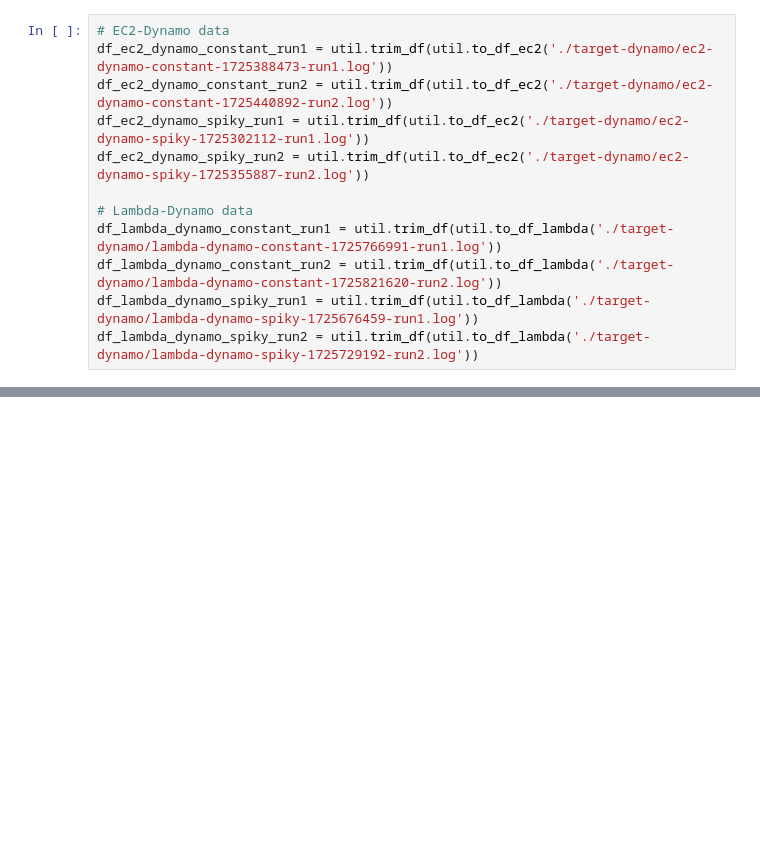
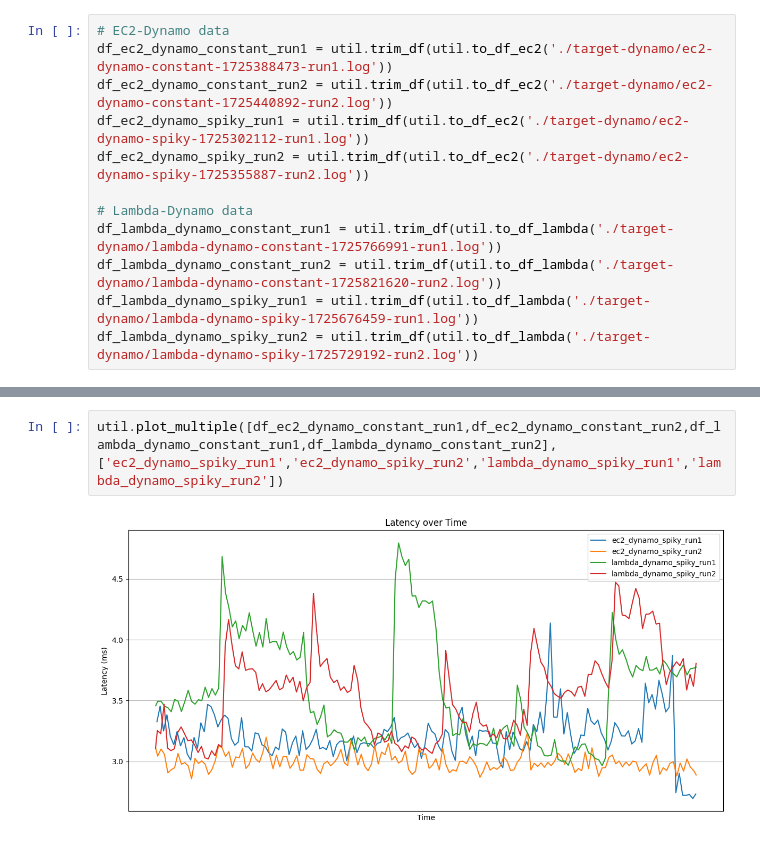
Before and after one commit to bds-cho/ba, a Jupyter notebook: data/dynamo-comparison.ipynb, the cells around one changed output, grey strips where cells are left out. Drawn from its saved outputs; the diff is of its cells as text; blank space fills up the shorter version.

```diff
--- a/data/dynamo-comparison.ipynb
+++ b/data/dynamo-comparison.ipynb
@@ -23,0 +46,4 @@ df_lambda_dynamo_spiky_run2 = util.trim_df(util.to_df_lambda('./target-dynamo/la
+# %%
+util.plot_multiple([df_ec2_dynamo_constant_run1,df_ec2_dynamo_constant_run2,df_lambda_dynamo_constant_run1,df_lambda_dynamo_constant_run2],['ec2_dynamo_spiky_run1','ec2_dynamo_spiky_run2','lambda_dynamo_spiky_run1','lambda_dynamo_spiky_run2'])
+# %% [output]
+[figure, added]
```
Also changed, not shown: parts of 2 cells of this notebook, 3 other files.
